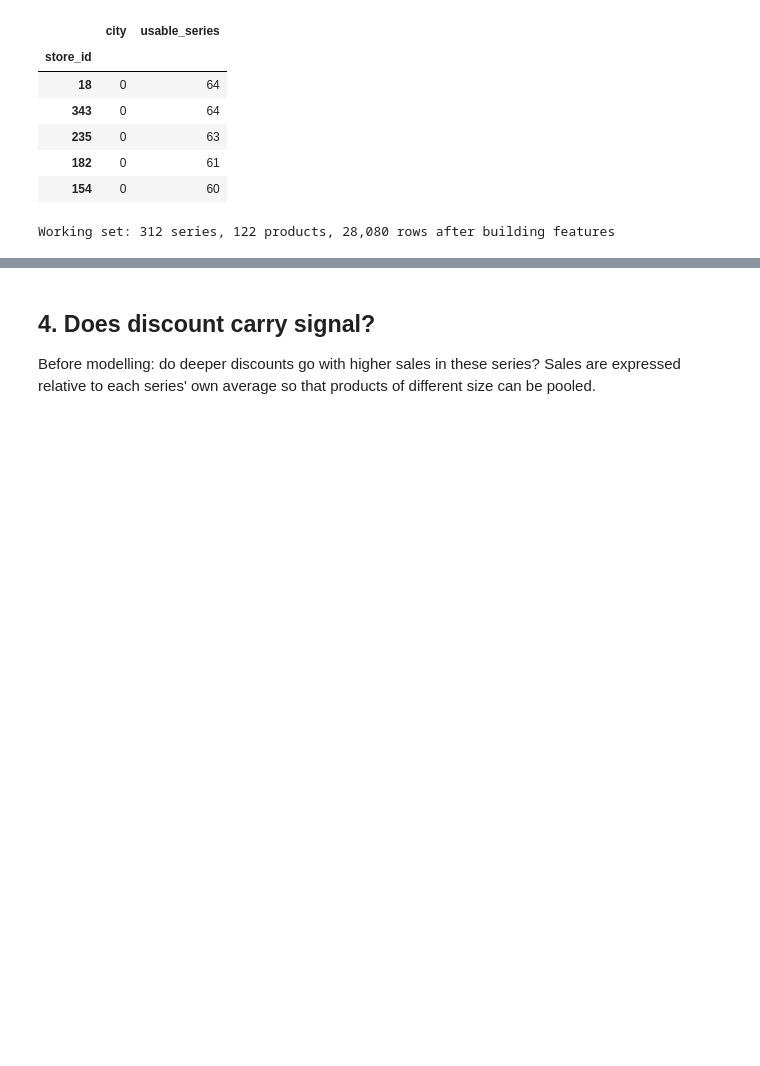
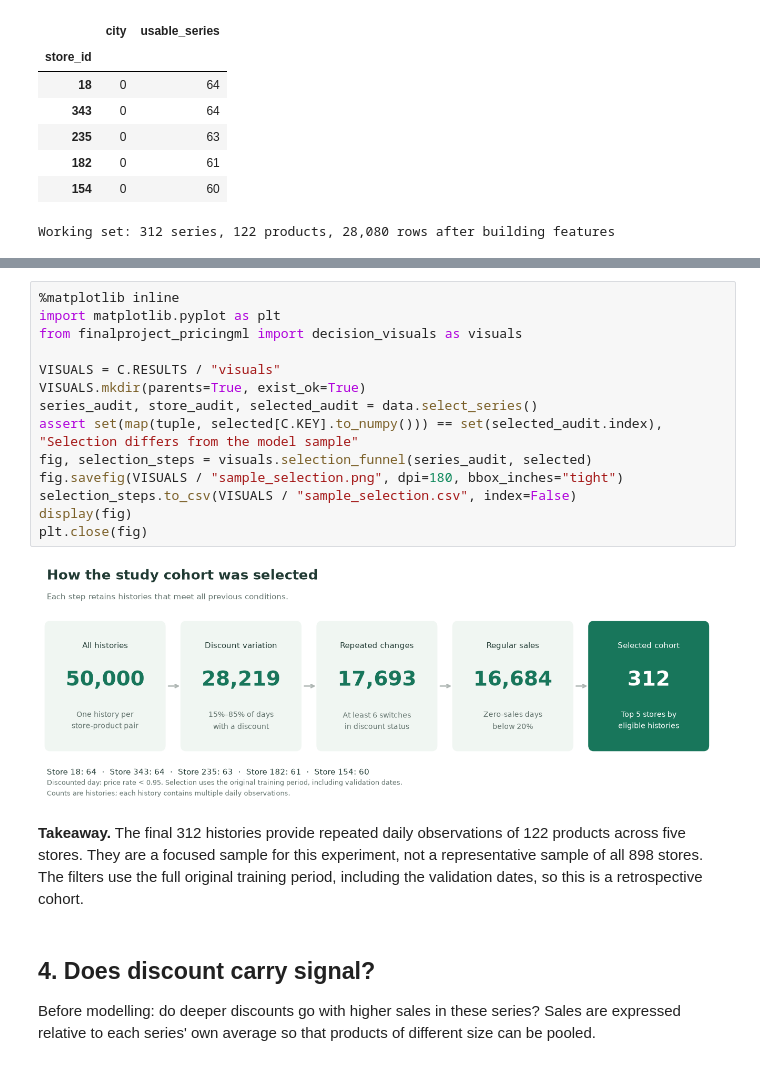
Before and after one commit to Lisayinyy/MAIB_7002, a Jupyter notebook: discount_sales_prediction.ipynb, the cells around one changed output, grey strips where cells are left out. Cells and saved outputs as stored; diff of their text form; blank space fills up the shorter version.

Commit message:
Add cohort and discount decision visuals to the final notebook

```diff
--- a/discount_sales_prediction.ipynb
+++ b/discount_sales_prediction.ipynb
@@ -87,3 +91,21 @@ Working set: 312 series, 122 products, 28,080 rows after building features
+# %%
+%matplotlib inline
+import matplotlib.pyplot as plt
+from finalproject_pricingml import decision_visuals as visuals
+
+VISUALS = C.RESULTS / "visuals"
+VISUALS.mkdir(parents=True, exist_ok=True)
+series_audit, store_audit, selected_audit = data.select_series()
+assert set(map(tuple, selected[C.KEY].to_numpy())) == set(selected_audit.index), "Selection differs from the model sample"
+fig, selection_steps = visuals.selection_funnel(series_audit, selected)
+fig.savefig(VISUALS / "sample_selection.png", dpi=180, bbox_inches="tight")
+selection_steps.to_csv(VISUALS / "sample_selection.csv", index=False)
+display(fig)
+plt.close(fig)
+# %% [output]
+[figure, added]
+# %% [markdown]
+**Takeaway.** The final 312 histories provide repeated daily observations of 122 products across five stores. They are a focused sample for this experiment, not a representative sample of all 898 stores. The filters use the full original training period, including the validation dates, so this is a retrospective cohort.
 # %% [markdown]
 ## 4. Does discount carry signal?
 
```
Also changed, not shown: parts of 6 cells of this notebook, 11 other files.
